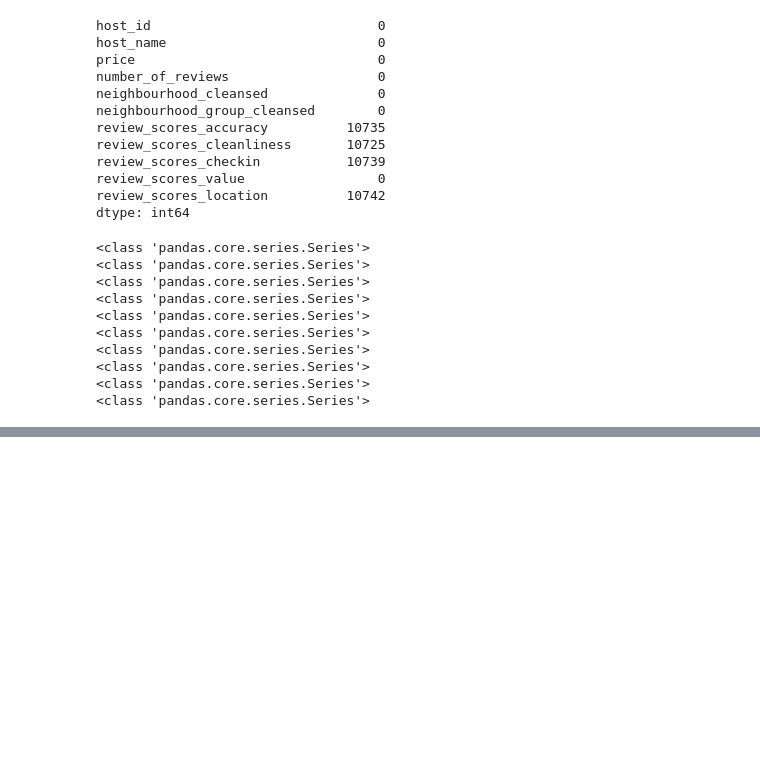
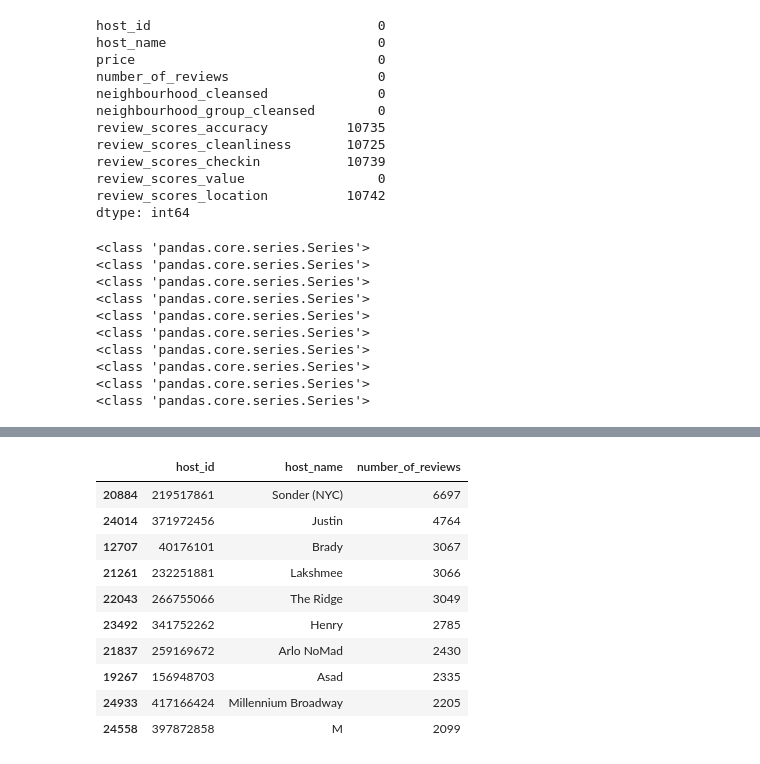
Before and after one commit to jdaiutolo7/Project-1, a Jupyter notebook: project1.ipynb, the cells around one changed output, grey strips where cells are left out. Cells and saved outputs as stored; diff of their text form; code cells hidden in the pictures; blank space fills up the shorter version.

Commit message:
Highest numb of reviews added

```diff
--- a/project1.ipynb
+++ b/project1.ipynb
@@ -114,0 +139,17 @@ print(type(file_df_filter['review_scores_location']))
+# %%
+#Grouping host_id and host_name and perform sum aggregation function
+groupby_host_id_and_host_name=file_df_filter.groupby(['host_id','host_name']).sum()[['number_of_reviews']].reset_index()
+highest_number_of_reviews=groupby_host_id_and_host_name.sort_values('number_of_reviews',ascending=False).head(10)
+highest_number_of_reviews
+# %% [output]
+|  | host_id | host_name | number_of_reviews |
+| 20884 | 219517861 | Sonder (NYC) | 6697 |
+| 24014 | 371972456 | Justin | 4764 |
+| 12707 | 40176101 | Brady | 3067 |
+| 21261 | 232251881 | Lakshmee | 3066 |
+| 22043 | 266755066 | The Ridge | 3049 |
+| 23492 | 341752262 | Henry | 2785 |
+| 21837 | 259169672 | Arlo NoMad | 2430 |
+| 19267 | 156948703 | Asad | 2335 |
+| 24933 | 417166424 | Millennium Broadway | 2205 |
+| 24558 | 397872858 | M | 2099 |
```
Also changed, not shown: parts of 5 cells of this notebook.
